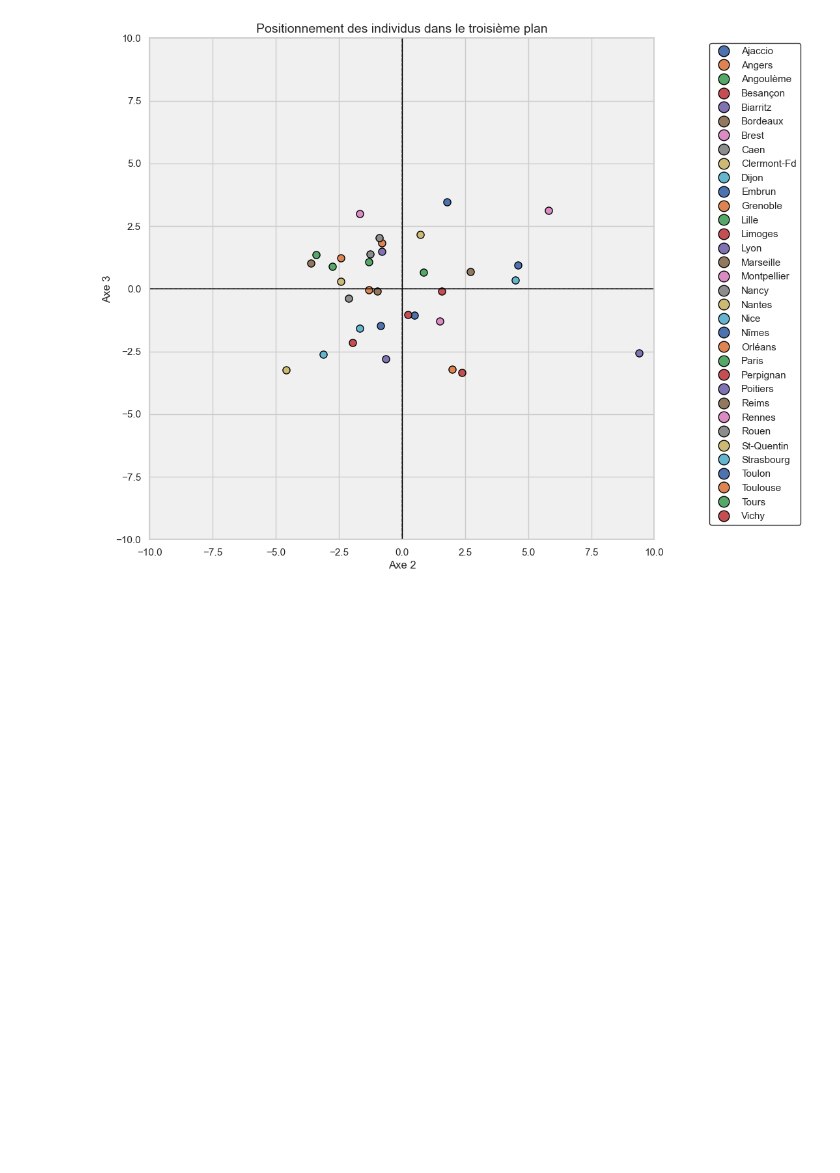
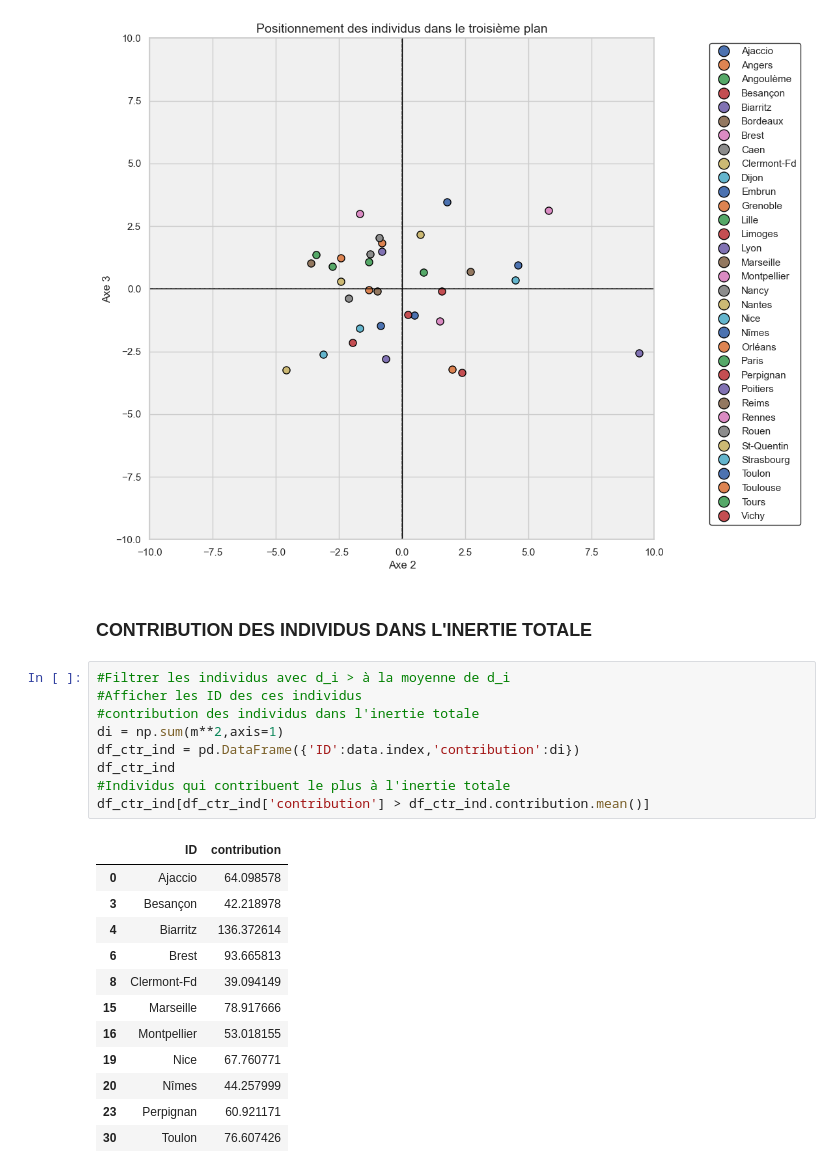
Before and after one commit to Asmaa213/ACP_Typologie_Villes, a Jupyter notebook: acp.ipynb, the cells around one changed output. Drawn from its saved outputs; the diff is of its cells as text; blank space fills up the shorter version.

```diff
--- a/acp.ipynb
+++ b/acp.ipynb
@@ -241,3 +241,27 @@ plt.grid(True)
 plt.show()
 # %% [output]
 [figure]
+# %% [markdown]
+<h3>CONTRIBUTION DES INDIVIDUS DANS L'INERTIE TOTALE</h3>
+# %%
+#Filtrer les individus avec d_i > à la moyenne de d_i
+#Afficher les ID des ces individus
+#contribution des individus dans l'inertie totale
+di = np.sum(m**2,axis=1)
+df_ctr_ind = pd.DataFrame({'ID':data.index,'contribution':di})
+df_ctr_ind
+#Individus qui contribuent le plus à l'inertie totale
+df_ctr_ind[df_ctr_ind['contribution'] > df_ctr_ind.contribution.mean()]
+# %% [output]
+|  | ID | contribution |
+| 0 | Ajaccio | 64.098578 |
+| 3 | Besançon | 42.218978 |
+| 4 | Biarritz | 136.372614 |
+| 6 | Brest | 93.665813 |
+| 8 | Clermont-Fd | 39.094149 |
+| 15 | Marseille | 78.917666 |
+| 16 | Montpellier | 53.018155 |
+| 19 | Nice | 67.760771 |
+| 20 | Nîmes | 44.257999 |
+| 23 | Perpignan | 60.921171 |
+| 30 | Toulon | 76.607426 |
```
Also changed, not shown: parts of 6 cells of this notebook.
